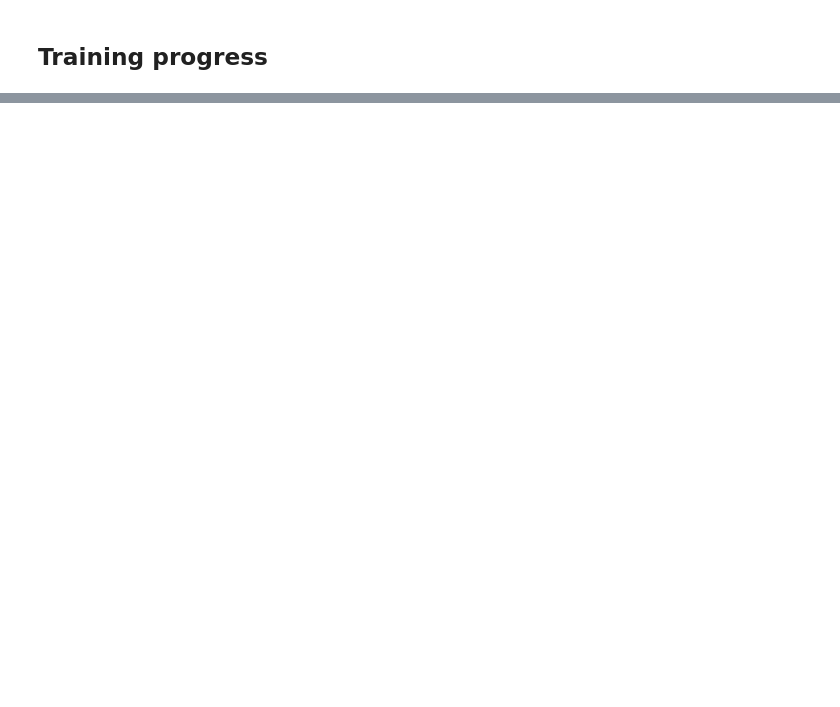
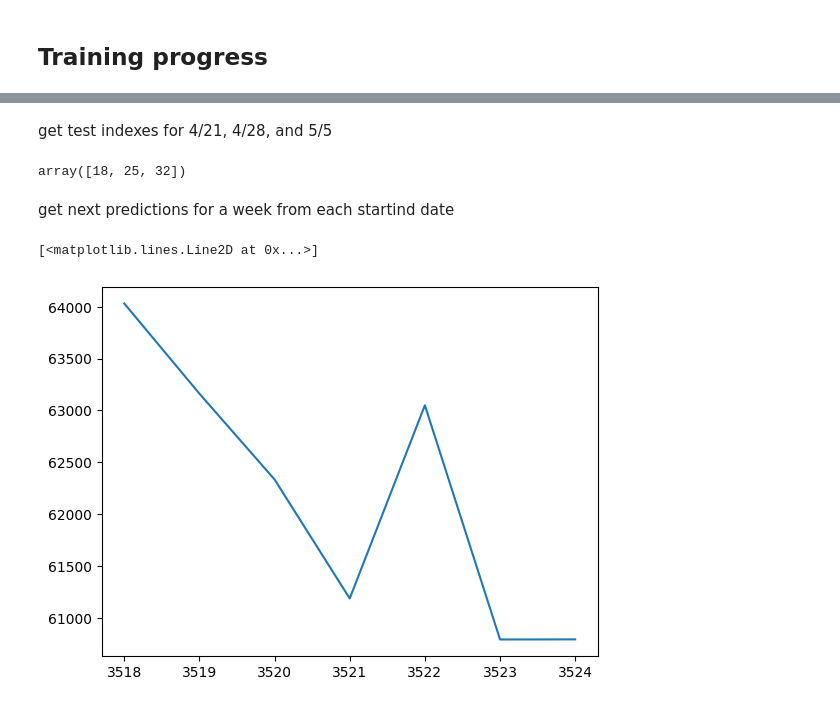
Before and after one commit to BobMak/btc-pred, a Jupyter notebook: notebooks/Data Modelling.ipynb, the cells around one changed output, grey strips where cells are left out. Saved outputs shown, nothing was run; the diff lists cells and outputs as text; code cells hidden in the pictures; blank space fills up the shorter version.

```diff
--- a/notebooks/Data Modelling.ipynb
+++ b/notebooks/Data Modelling.ipynb
@@ -572,0 +558,17 @@ tf.__version__
+# %% [markdown]
+get test indexes for 4/21, 4/28, and 5/5
+# %%
+idxs = [data[data.Date == date].index[0] for date in ["2024-04-21", "2024-04-28", "2024-05-05"]] - idx_split - window_size
+idxs
+# %% [output]
+array([18, 25, 32])
+# %% [markdown]
+get next predictions for a week from each startind date
+# %%
+id = data['Close'].index[data.Date=="2024-05-05"][0]
+dat = data['Close'][id : id+7]
+# %%
+plt.plot(dat)
+# %% [output]
+[<matplotlib.lines.Line2D at 0x...>]
+[figure, added]
```
Also changed, not shown: parts of 26 cells of this notebook, 3 other files.
